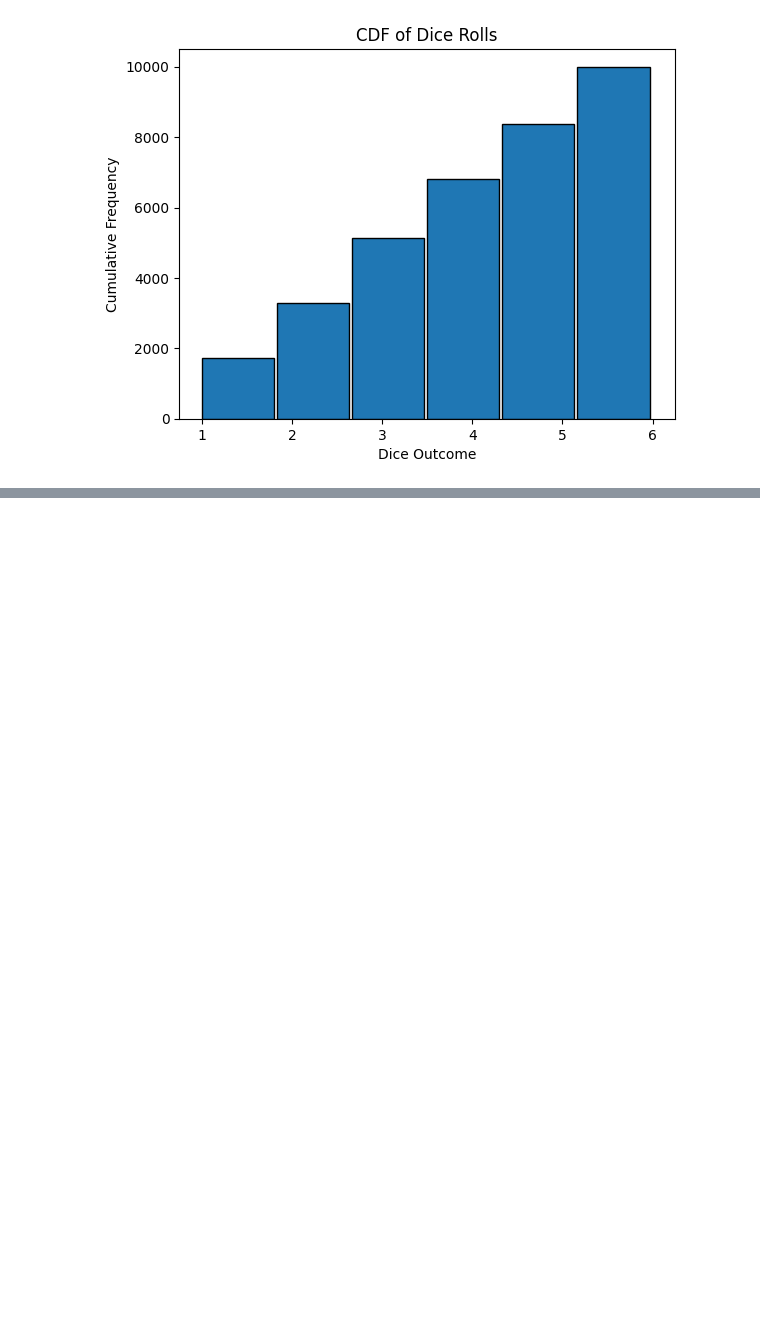
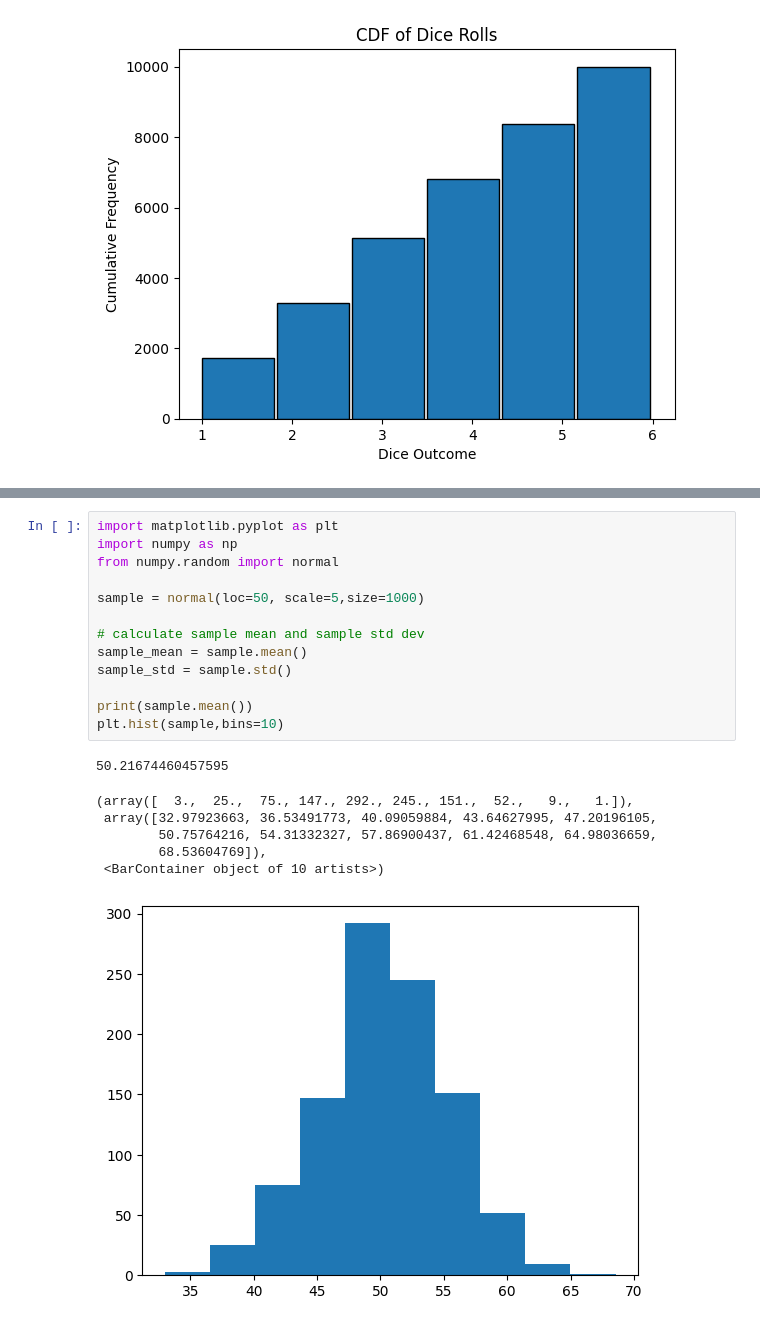
Before and after one commit to Shanmukh15501/DSML_PRACTISE_FILES, a Jupyter notebook: STATISTICS/session3.ipynb, the cells around one changed output, grey strips where cells are left out. Drawn from its saved outputs; the diff is of its cells as text; blank space fills up the shorter version.

```diff
--- a/STATISTICS/session3.ipynb
+++ b/STATISTICS/session3.ipynb
@@ -136,0 +394,21 @@ Therefore, the probability of a continuous random variable being exactly equal t
+# %%
+import matplotlib.pyplot as plt
+import numpy as np
+from numpy.random import normal
+
+sample = normal(loc=50, scale=5,size=1000)
+
+# calculate sample mean and sample std dev
+sample_mean = sample.mean()
+sample_std = sample.std()
+
+print(sample.mean())
+plt.hist(sample,bins=10)
+# %% [output]
+50.21674460457595
+(array([  3.,  25.,  75., 147., 292., 245., 151.,  52.,   9.,   1.]),
+ array([32.97923663, 36.53491773, 40.09059884, 43.64627995, 47.20196105,
+        50.75764216, 54.31332327, 57.86900437, 61.42468548, 64.98036659,
+        68.53604769]),
+ <BarContainer object of 10 artists>)
+[figure, added]
```
Also changed, not shown: parts of 18 cells of this notebook, 3 other files.
